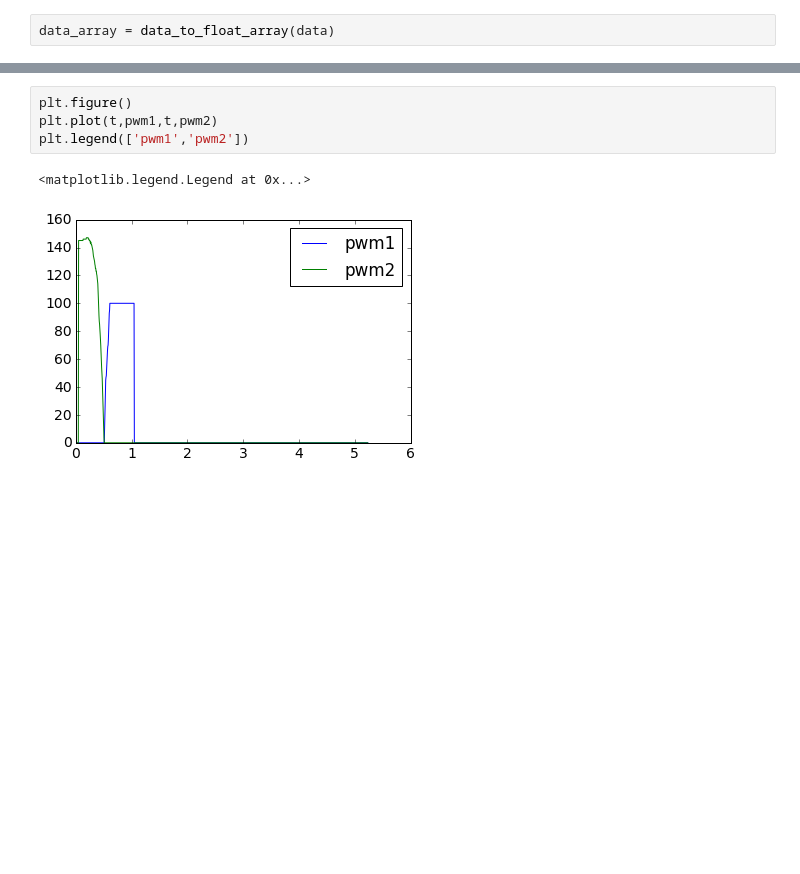
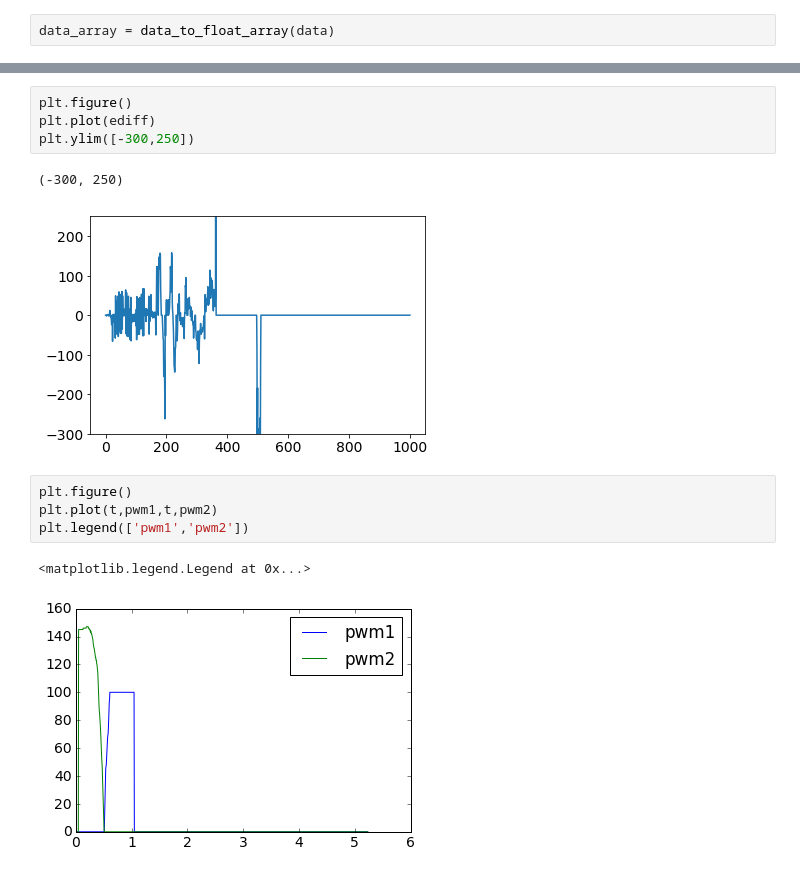
Before and after one commit to ryanGT/SBR_git, a Jupyter notebook: run_line_follower_test.ipynb, the cells around one changed output, grey strips where cells are left out. Drawn from its saved outputs; the diff is of its cells as text; blank space fills up the shorter version.

```diff
--- a/run_line_follower_test.ipynb
+++ b/run_line_follower_test.ipynb
@@ -150,3 +187,10 @@ plt.legend(['e','pos'])
+# %%
+plt.figure()
+plt.plot(ediff)
+plt.ylim([-300,250])
+# %% [output]
+(-300, 250)
+[figure, added]
 # %%
 plt.figure()
 plt.plot(t,pwm1,t,pwm2)
```
Also changed, not shown: parts of 21 cells of this notebook, 1 other file.
